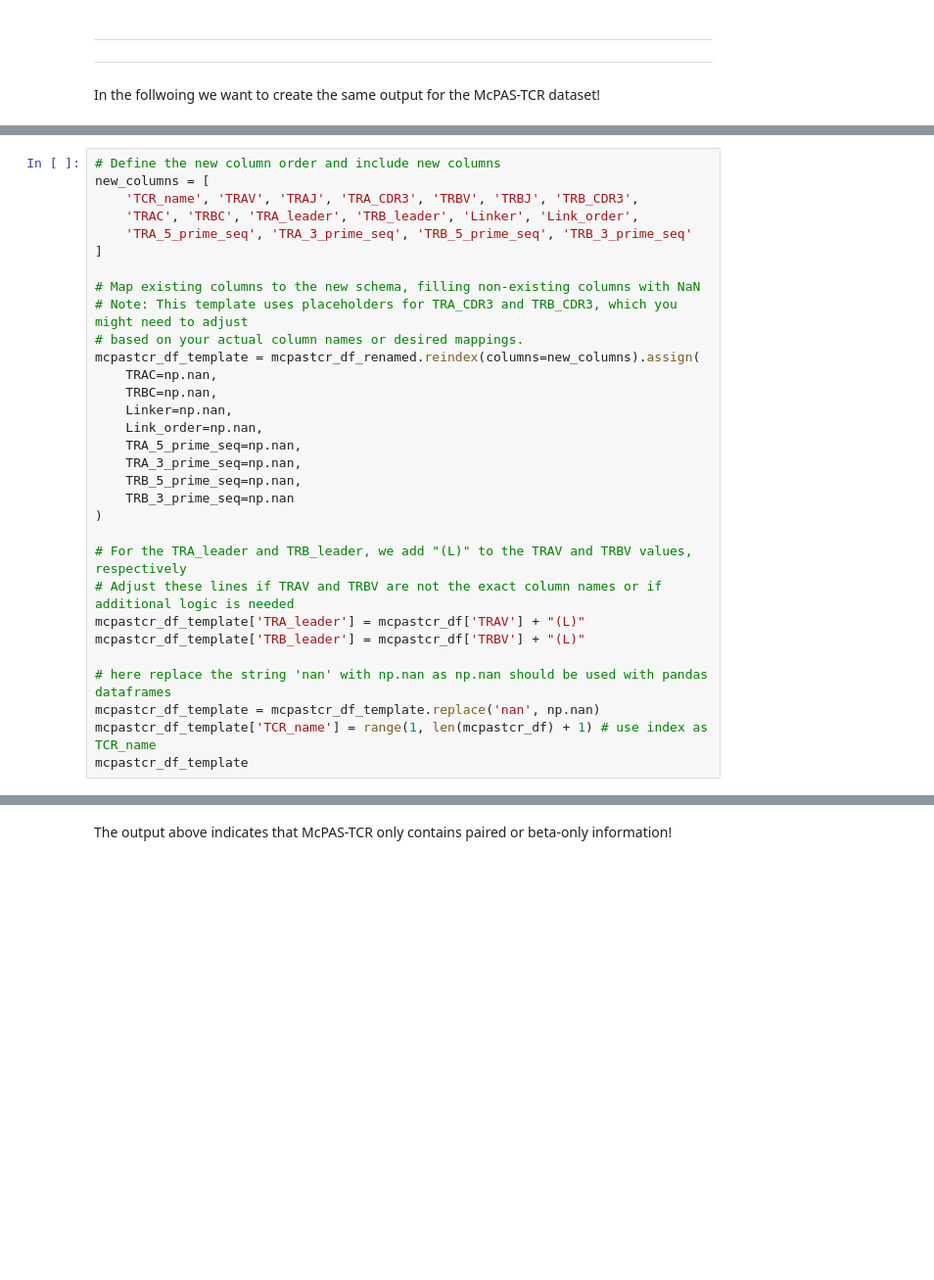
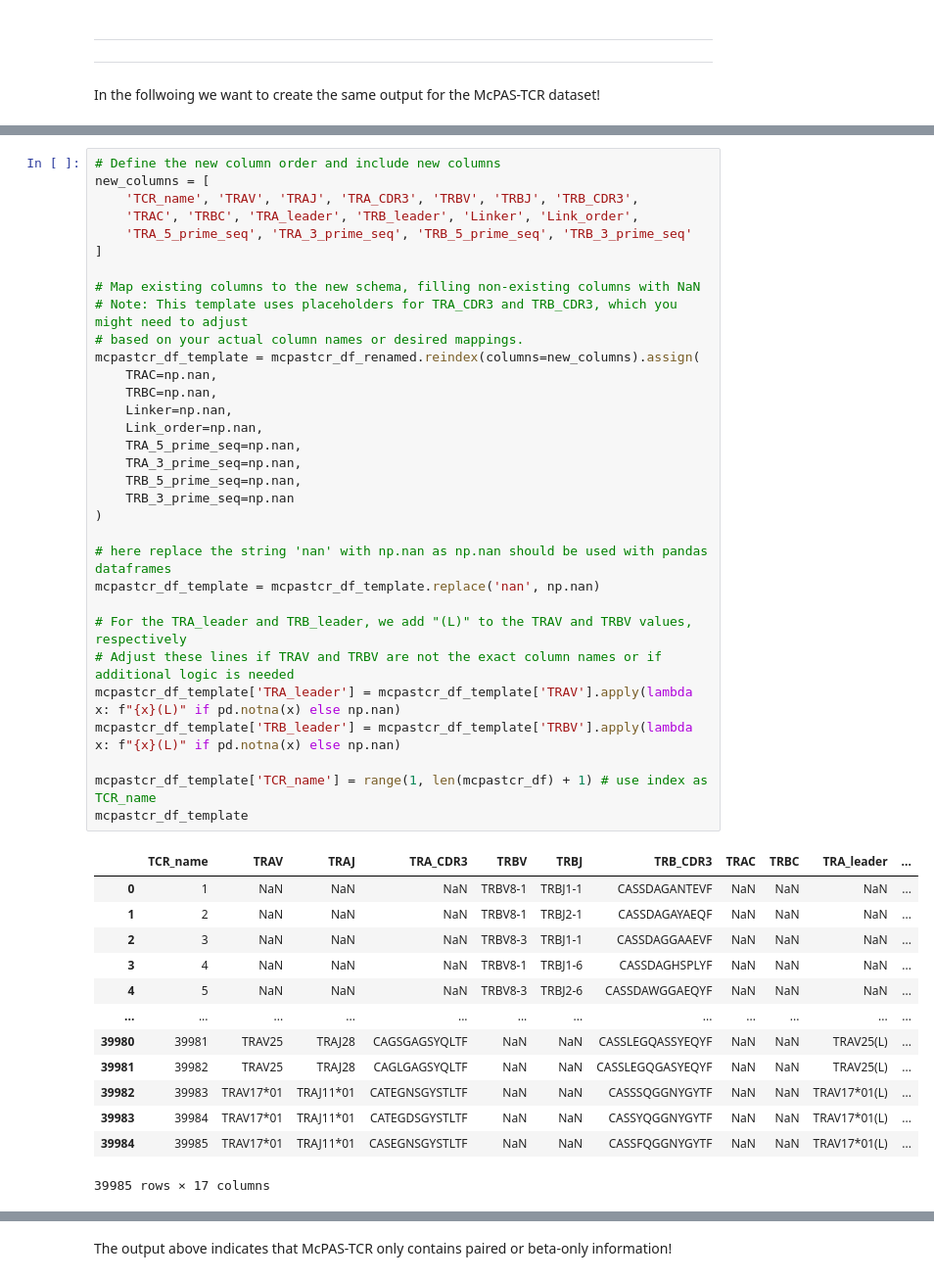
Before and after one commit to vegger/BA_ZHAW, a Jupyter notebook: notebooks/stitchr.ipynb, the cells around one changed output, grey strips where cells are left out. Shown at 98% size. Saved outputs shown, nothing was run; the diff lists cells and outputs as text; blank space fills up the shorter version.

Commit message:
CG: fixed the issue with the np.nan and the TRB_leader/TRA_leader and the (L) concatenation

```diff
--- a/notebooks/stitchr.ipynb
+++ b/notebooks/stitchr.ipynb
@@ -376,34 +520,49 @@ mcpastcr_only_human
 # %%
 # Define the new column order and include new columns
 new_columns = [
     'TCR_name', 'TRAV', 'TRAJ', 'TRA_CDR3', 'TRBV', 'TRBJ', 'TRB_CDR3',
     'TRAC', 'TRBC', 'TRA_leader', 'TRB_leader', 'Linker', 'Link_order',
     'TRA_5_prime_seq', 'TRA_3_prime_seq', 'TRB_5_prime_seq', 'TRB_3_prime_seq'
 ]
 
 # Map existing columns to the new schema, filling non-existing columns with NaN
 # Note: This template uses placeholders for TRA_CDR3 and TRB_CDR3, which you might need to adjust
 # based on your actual column names or desired mappings.
 mcpastcr_df_template = mcpastcr_df_renamed.reindex(columns=new_columns).assign(
     TRAC=np.nan,
     TRBC=np.nan,
     Linker=np.nan,
     Link_order=np.nan,
     TRA_5_prime_seq=np.nan,
     TRA_3_prime_seq=np.nan,
     TRB_5_prime_seq=np.nan,
     TRB_3_prime_seq=np.nan
 )
 
+# here replace the string 'nan' with np.nan as np.nan should be used with pandas dataframes
+mcpastcr_df_template = mcpastcr_df_template.replace('nan', np.nan)
+
 # For the TRA_leader and TRB_leader, we add "(L)" to the TRAV and TRBV values, respectively
 # Adjust these lines if TRAV and TRBV are not the exact column names or if additional logic is needed
-mcpastcr_df_template['TRA_leader'] = mcpastcr_df['TRAV'] + "(L)"
-mcpastcr_df_template['TRB_leader'] = mcpastcr_df['TRBV'] + "(L)"
+mcpastcr_df_template['TRA_leader'] = mcpastcr_df_template['TRAV'].apply(lambda x: f"{x}(L)" if pd.notna(x) else np.nan)
+mcpastcr_df_template['TRB_leader'] = mcpastcr_df_template['TRBV'].apply(lambda x: f"{x}(L)" if pd.notna(x) else np.nan)
 
-# here replace the string 'nan' with np.nan as np.nan should be used with pandas dataframes
-mcpastcr_df_template = mcpastcr_df_template.replace('nan', np.nan)
 mcpastcr_df_template['TCR_name'] = range(1, len(mcpastcr_df) + 1) # use index as TCR_name
 mcpastcr_df_template
+# %% [output]
+|  | TCR_name | TRAV | TRAJ | TRA_CDR3 | TRBV | TRBJ | TRB_CDR3 | TRAC | TRBC | TRA_leader | ... |
+| 0 | 1 | NaN | NaN | NaN | TRBV8-1 | TRBJ1-1 | CASSDAGANTEVF | NaN | NaN | NaN | ... |
+| 1 | 2 | NaN | NaN | NaN | TRBV8-1 | TRBJ2-1 | CASSDAGAYAEQF | NaN | NaN | NaN | ... |
+| 2 | 3 | NaN | NaN | NaN | TRBV8-3 | TRBJ1-1 | CASSDAGGAAEVF | NaN | NaN | NaN | ... |
+| 3 | 4 | NaN | NaN | NaN | TRBV8-1 | TRBJ1-6 | CASSDAGHSPLYF | NaN | NaN | NaN | ... |
+| 4 | 5 | NaN | NaN | NaN | TRBV8-3 | TRBJ2-6 | CASSDAWGGAEQYF | NaN | NaN | NaN | ... |
+| ... | ... | ... | ... | ... | ... | ... | ... | ... | ... | ... | ... |
+| 39980 | 39981 | TRAV25 | TRAJ28 | CAGSGAGSYQLTF | NaN | NaN | CASSLEGQASSYEQYF | NaN | NaN | TRAV25(L) | ... |
+| 39981 | 39982 | TRAV25 | TRAJ28 | CAGLGAGSYQLTF | NaN | NaN | CASSLEGQGASYEQYF | NaN | NaN | TRAV25(L) | ... |
+| 39982 | 39983 | TRAV17*01 | TRAJ11*01 | CATEGNSGYSTLTF | NaN | NaN | CASSSQGGNYGYTF | NaN | NaN | TRAV17*01(L) | ... |
+| 39983 | 39984 | TRAV17*01 | TRAJ11*01 | CATEGDSGYSTLTF | NaN | NaN | CASSYQGGNYGYTF | NaN | NaN | TRAV17*01(L) | ... |
+| 39984 | 39985 | TRAV17*01 | TRAJ11*01 | CASEGNSGYSTLTF | NaN | NaN | CASSFQGGNYGYTF | NaN | NaN | TRAV17*01(L) | ... |
+39985 rows × 17 columns
 # %%
 # mcpastcr_df_template.to_csv("./McPAS-TCR_complete_onlyHumans.tsv", sep="\t", index=False)
 mcpastcr_df_template.columns
```
Also changed, not shown: parts of 30 cells of this notebook.
